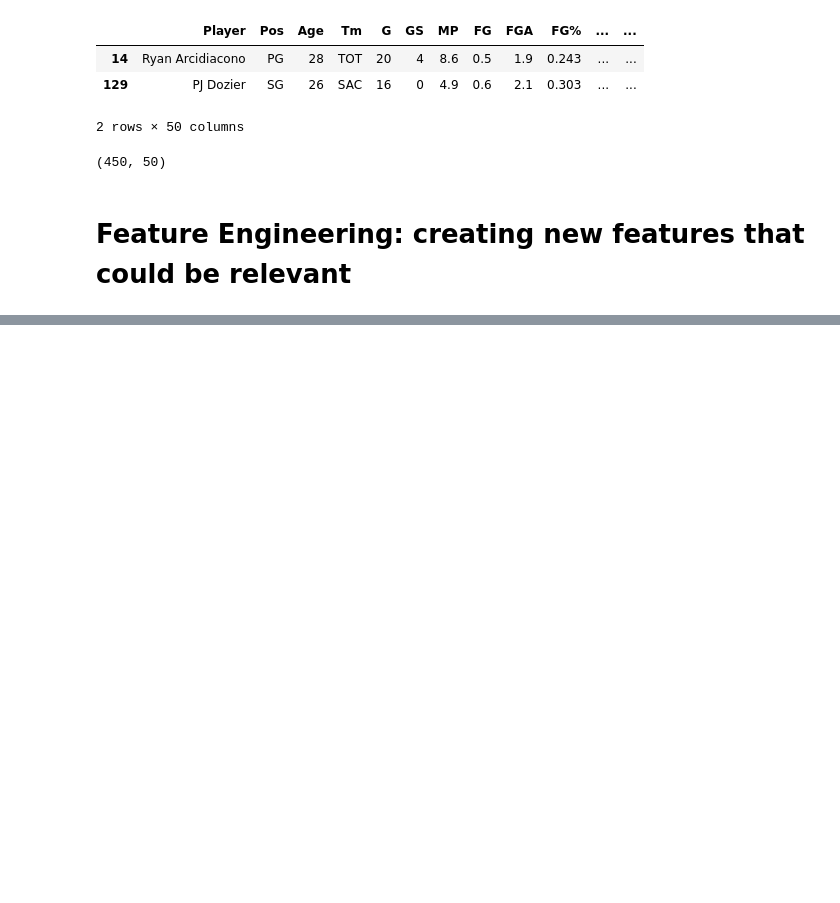
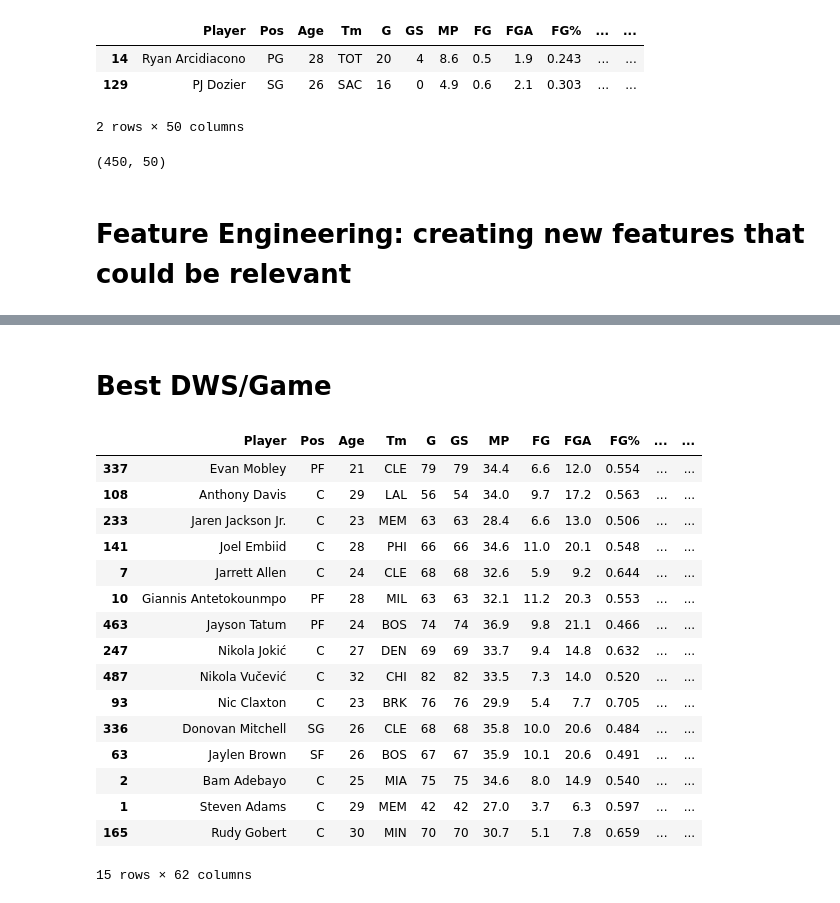
Before and after one commit to mnocerino23/NBA-Player-Classifier, a Jupyter notebook: featureEngineering.ipynb, the cells around one changed output, grey strips where cells are left out. Drawn from its saved outputs; the diff is of its cells as text; code cells hidden in the pictures; blank space fills up the shorter version.

```diff
--- a/featureEngineering.ipynb
+++ b/featureEngineering.ipynb
@@ -79,0 +250,22 @@ complete.shape
+# %% [markdown]
+# Best DWS/Game
+# %%
+complete.nlargest(15, 'DWS_per_G')
+# %% [output]
+|  | Player | Pos | Age | Tm | G | GS | MP | FG | FGA | FG% | ... | ... |
+| 337 | Evan Mobley | PF | 21 | CLE | 79 | 79 | 34.4 | 6.6 | 12.0 | 0.554 | ... | ... |
+| 108 | Anthony Davis | C | 29 | LAL | 56 | 54 | 34.0 | 9.7 | 17.2 | 0.563 | ... | ... |
+| 233 | Jaren Jackson Jr. | C | 23 | MEM | 63 | 63 | 28.4 | 6.6 | 13.0 | 0.506 | ... | ... |
+| 141 | Joel Embiid | C | 28 | PHI | 66 | 66 | 34.6 | 11.0 | 20.1 | 0.548 | ... | ... |
+| 7 | Jarrett Allen | C | 24 | CLE | 68 | 68 | 32.6 | 5.9 | 9.2 | 0.644 | ... | ... |
+| 10 | Giannis Antetokounmpo | PF | 28 | MIL | 63 | 63 | 32.1 | 11.2 | 20.3 | 0.553 | ... | ... |
+| 463 | Jayson Tatum | PF | 24 | BOS | 74 | 74 | 36.9 | 9.8 | 21.1 | 0.466 | ... | ... |
+| 247 | Nikola Jokić | C | 27 | DEN | 69 | 69 | 33.7 | 9.4 | 14.8 | 0.632 | ... | ... |
+| 487 | Nikola Vučević | C | 32 | CHI | 82 | 82 | 33.5 | 7.3 | 14.0 | 0.520 | ... | ... |
+| 93 | Nic Claxton | C | 23 | BRK | 76 | 76 | 29.9 | 5.4 | 7.7 | 0.705 | ... | ... |
+| 336 | Donovan Mitchell | SG | 26 | CLE | 68 | 68 | 35.8 | 10.0 | 20.6 | 0.484 | ... | ... |
+| 63 | Jaylen Brown | SF | 26 | BOS | 67 | 67 | 35.9 | 10.1 | 20.6 | 0.491 | ... | ... |
+| 2 | Bam Adebayo | C | 25 | MIA | 75 | 75 | 34.6 | 8.0 | 14.9 | 0.540 | ... | ... |
+| 1 | Steven Adams | C | 29 | MEM | 42 | 42 | 27.0 | 3.7 | 6.3 | 0.597 | ... | ... |
+| 165 | Rudy Gobert | C | 30 | MIN | 70 | 70 | 30.7 | 5.1 | 7.8 | 0.659 | ... | ... |
+15 rows × 62 columns
```
Also changed, not shown: parts of 18 cells of this notebook.
